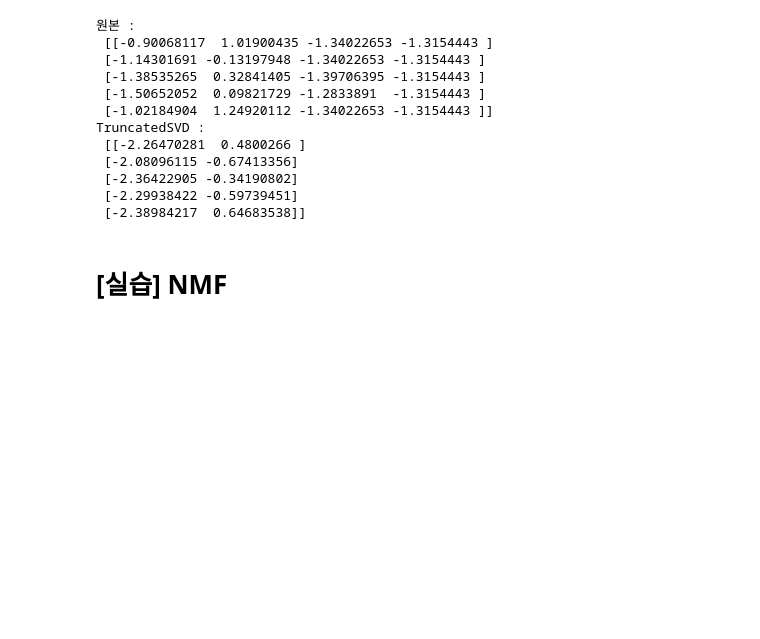
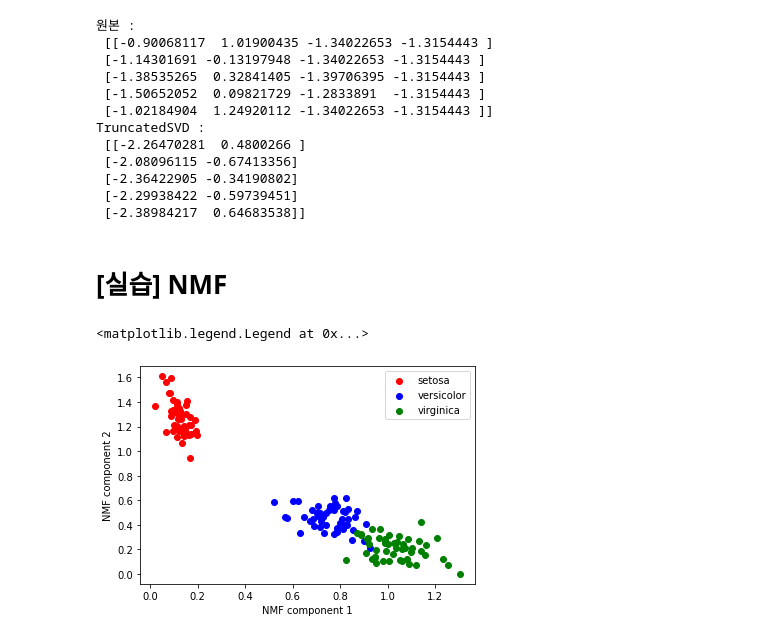
Before and after one commit to ominiv/ML, a Jupyter notebook: Practice/Feature extraction.ipynb, the cells around one changed output. Cells and saved outputs as stored; diff of their text form; code cells hidden in the pictures; blank space fills up the shorter version.

```diff
--- a/Practice/Feature extraction.ipynb
+++ b/Practice/Feature extraction.ipynb
@@ -231,3 +232,23 @@ TruncatedSVD :
  [-2.38984217  0.64683538]]
 # %% [markdown]
 # [실습] NMF
+# %%
+from sklearn.decomposition import NMF
+from sklearn.datasets import load_iris
+import matplotlib.pyplot as plt
+
+iris = load_iris()
+X_feature = iris.data
+y_label = iris.target
+
+nmf = NMF(n_components=2)
+iris_nmf = nmf.fit_transform(X_feature)
+colors = ['red','blue','green']
+for i,color in enumerate(colors):
+    plt.scatter(iris_nmf[iris.target==i][:,0],iris_nmf[iris.target==i][:,1],c=color,label=iris.target_names[i])
+plt.xlabel('NMF component 1')
+plt.ylabel('NMF component 2')
+plt.legend()
+# %% [output]
+<matplotlib.legend.Legend at 0x...>
+[figure, added]
```
Also changed, not shown: parts of 1 cell of this notebook, 1 other file.
